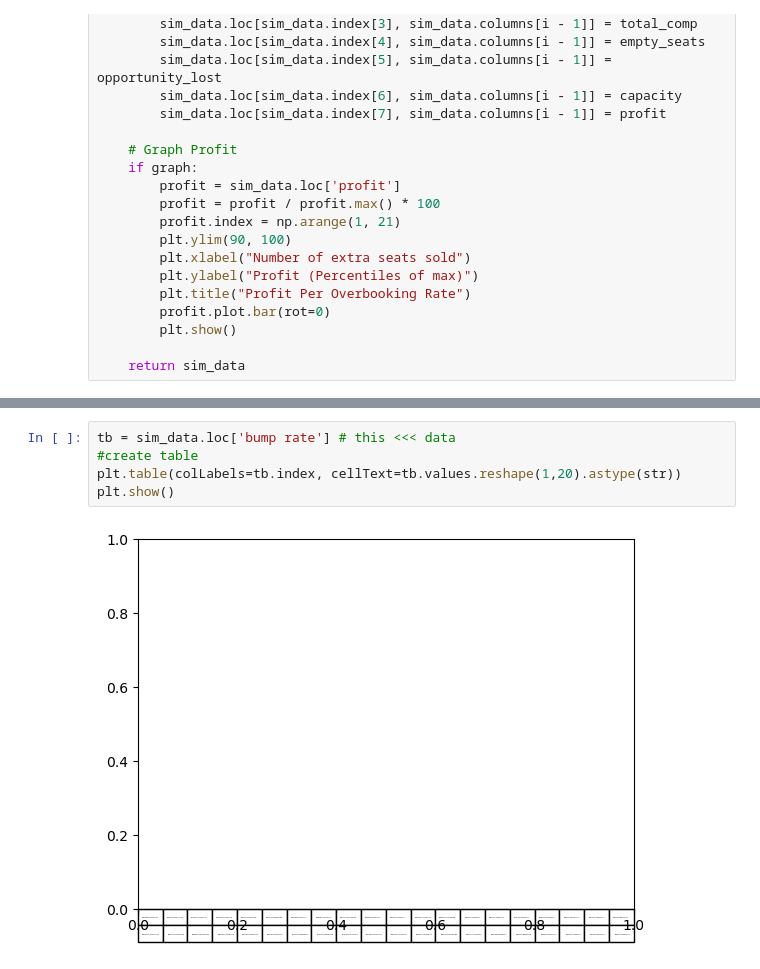
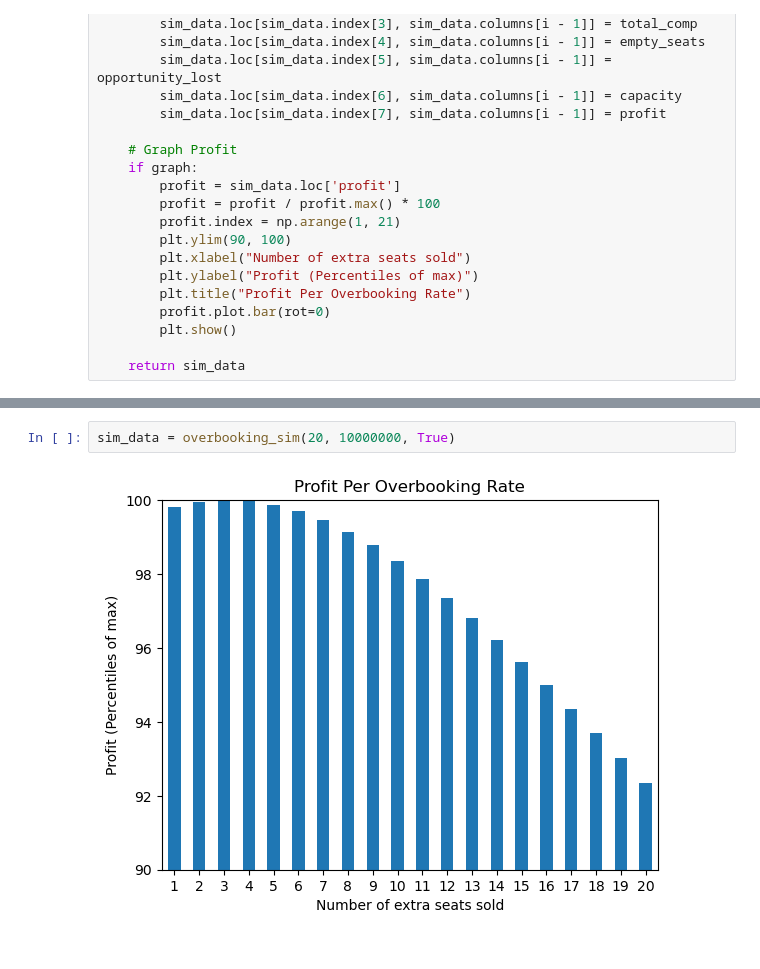
Before and after one commit to RayhanM17/DATA-SCIENCE-NOTEBOOKS, a Jupyter notebook: JN/Airline-booking-note.ipynb, the cells around one changed output, grey strips where cells are left out. Cells and saved outputs as stored; diff of their text form.

```diff
--- a/JN/Airline-booking-note.ipynb
+++ b/JN/Airline-booking-note.ipynb
@@ -114,7 +108,4 @@ sim_data = overbooking_sim(20, 10000000, False)
-# %%
-tb = sim_data.loc['bump rate'] # this <<< data
-#create table
-plt.table(colLabels=tb.index, cellText=tb.values.reshape(1,20).astype(str))
-plt.show()
-# %% [output]
-[figure, removed]
+# %%
+sim_data = overbooking_sim(20, 10000000, True)
+# %% [output]
+[figure, added]
```
Also changed, not shown: parts of 6 cells of this notebook, 1 other file.
